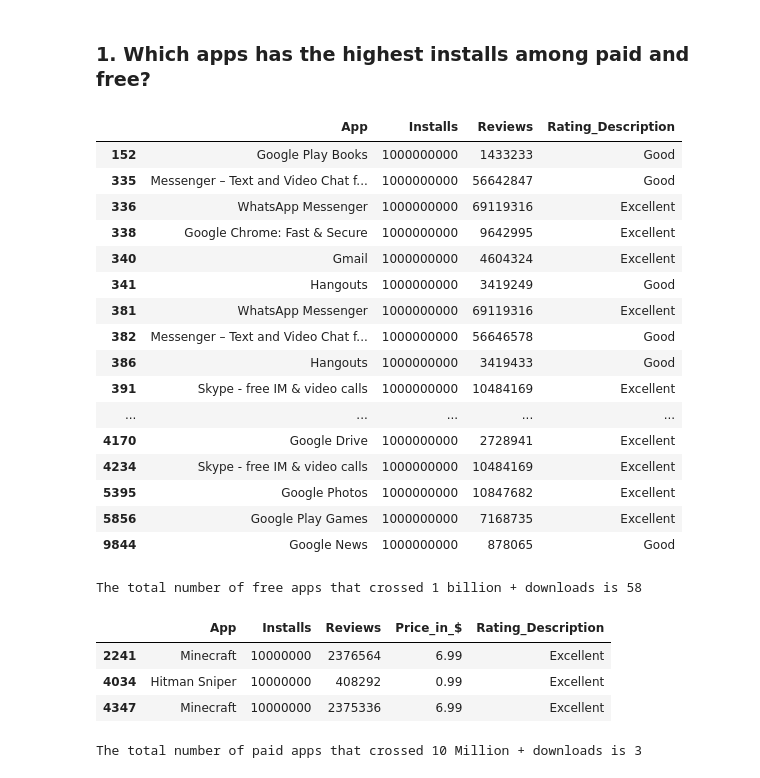
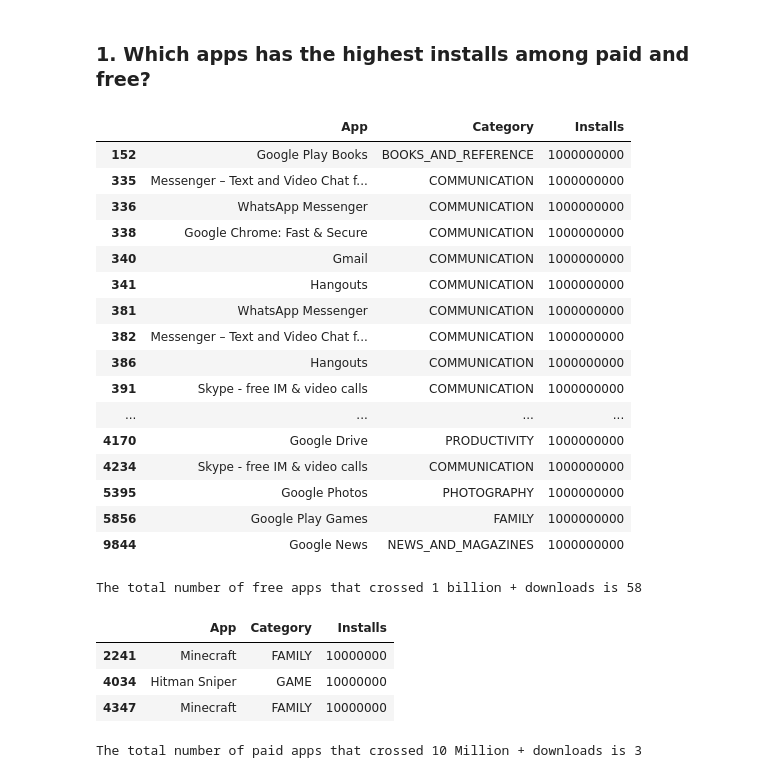
Before and after one commit to ganathetechie/AlmaBetter-Capstone-Project-1, a Jupyter notebook: Play_Store_App_Review_Analysis_Capstone_Project.ipynb, the cells around one changed output. Cells and saved outputs as stored; diff of their text form; code cells hidden in the pictures.

```diff
--- a/Play_Store_App_Review_Analysis_Capstone_Project.ipynb
+++ b/Play_Store_App_Review_Analysis_Capstone_Project.ipynb
@@ -629,25 +629,25 @@ ax = sns.catplot(y="Category", x="Rating", hue="Type", kind="box", data=df_apps,
 # %%
 # Free Apps That Crossed 1B+ Downloads
 top_free_apps_by_count = df_apps_free.loc[df_apps_free['Installs'] == df_apps_free['Installs'].max()]
-top_free_apps_by_count[['App', 'Installs','Reviews','Rating_Description']]
+top_free_apps_by_count[['App','Category','Installs']]
 # %% [output]
-|  | App | Installs | Reviews | Rating_Description |
-| 152 | Google Play Books | 1000000000 | 1433233 | Good |
-| 335 | Messenger – Text and Video Chat f... | 1000000000 | 56642847 | Good |
-| 336 | WhatsApp Messenger | 1000000000 | 69119316 | Excellent |
-| 338 | Google Chrome: Fast & Secure | 1000000000 | 9642995 | Excellent |
-| 340 | Gmail | 1000000000 | 4604324 | Excellent |
-| 341 | Hangouts | 1000000000 | 3419249 | Good |
-| 381 | WhatsApp Messenger | 1000000000 | 69119316 | Excellent |
-| 382 | Messenger – Text and Video Chat f... | 1000000000 | 56646578 | Good |
-| 386 | Hangouts | 1000000000 | 3419433 | Good |
-| 391 | Skype - free IM & video calls | 1000000000 | 10484169 | Excellent |
-| ... | ... | ... | ... | ... |
-| 4170 | Google Drive | 1000000000 | 2728941 | Excellent |
-| 4234 | Skype - free IM & video calls | 1000000000 | 10484169 | Excellent |
-| 5395 | Google Photos | 1000000000 | 10847682 | Excellent |
-| 5856 | Google Play Games | 1000000000 | 7168735 | Excellent |
-| 9844 | Google News | 1000000000 | 878065 | Good |
+|  | App | Category | Installs |
+| 152 | Google Play Books | BOOKS_AND_REFERENCE | 1000000000 |
+| 335 | Messenger – Text and Video Chat f... | COMMUNICATION | 1000000000 |
+| 336 | WhatsApp Messenger | COMMUNICATION | 1000000000 |
+| 338 | Google Chrome: Fast & Secure | COMMUNICATION | 1000000000 |
+| 340 | Gmail | COMMUNICATION | 1000000000 |
+| 341 | Hangouts | COMMUNICATION | 1000000000 |
+| 381 | WhatsApp Messenger | COMMUNICATION | 1000000000 |
+| 382 | Messenger – Text and Video Chat f... | COMMUNICATION | 1000000000 |
+| 386 | Hangouts | COMMUNICATION | 1000000000 |
+| 391 | Skype - free IM & video calls | COMMUNICATION | 1000000000 |
+| ... | ... | ... | ... |
+| 4170 | Google Drive | PRODUCTIVITY | 1000000000 |
+| 4234 | Skype - free IM & video calls | COMMUNICATION | 1000000000 |
+| 5395 | Google Photos | PHOTOGRAPHY | 1000000000 |
+| 5856 | Google Play Games | FAMILY | 1000000000 |
+| 9844 | Google News | NEWS_AND_MAGAZINES | 1000000000 |
 # %%
 print("The total number of free apps that crossed 1 billion + downloads is {}".format(len(top_free_apps_by_count)))
 # %% [output]
@@ -655,12 +655,12 @@ The total number of free apps that crossed 1 billion + downloads is 58
 # %%
 # Top Paid apps by count which crossed 10M+ downloads
 top_paid_apps_by_count = df_apps_paid.loc[df_apps_paid['Installs'] == df_apps_paid['Installs'].max()]
-top_paid_apps_by_count[['App', 'Installs', 'Reviews', 'Price_in_$', 'Rating_Description']]
+top_paid_apps_by_count[['App','Category','Installs']]
 # %% [output]
-|  | App | Installs | Reviews | Price_in_$ | Rating_Description |
-| 2241 | Minecraft | 10000000 | 2376564 | 6.99 | Excellent |
-| 4034 | Hitman Sniper | 10000000 | 408292 | 0.99 | Excellent |
-| 4347 | Minecraft | 10000000 | 2375336 | 6.99 | Excellent |
+|  | App | Category | Installs |
+| 2241 | Minecraft | FAMILY | 10000000 |
+| 4034 | Hitman Sniper | GAME | 10000000 |
+| 4347 | Minecraft | FAMILY | 10000000 |
 # %%
 print("The total number of paid apps that crossed 10 Million + downloads is {}".format(len(top_paid_apps_by_count)))
 # %% [output]
```
Also changed, not shown: parts of 6 cells of this notebook.
